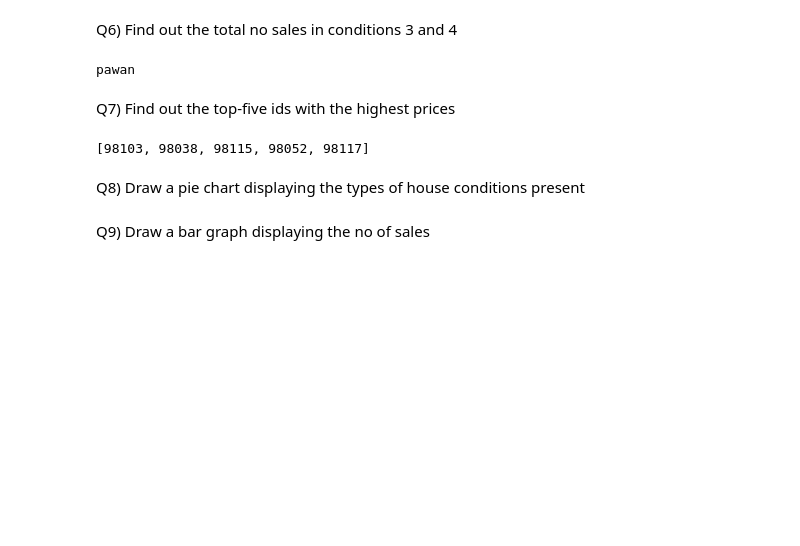
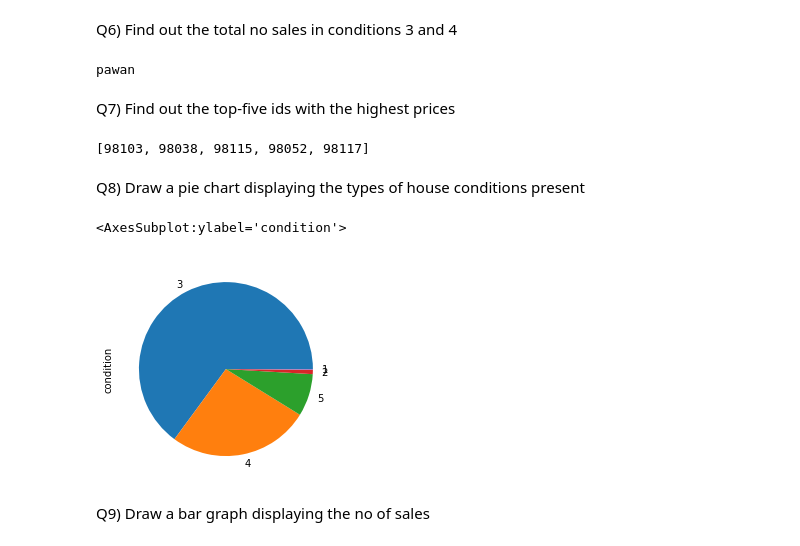
Before and after one commit to pavvann/UPES-Open-Assessment, a Jupyter notebook: PythonAssessment_2022_23 (1).ipynb, the cells around one changed output. Saved outputs shown, nothing was run; the diff lists cells and outputs as text; code cells hidden in the pictures; blank space fills up the shorter version.

```diff
--- a/PythonAssessment_2022_23 (1).ipynb
+++ b/PythonAssessment_2022_23 (1).ipynb
@@ -73,5 +77,11 @@ ids
 Q8) Draw a pie chart displaying the types of house conditions present
 # %%
 # your code here
+conn = sales['condition'].value_counts()
+
+conn.plot(kind = 'pie')
+# %% [output]
+<AxesSubplot:ylabel='condition'>
+[figure, added]
 # %% [markdown]
 Q9) Draw a bar graph displaying the no of sales
```
Also changed, not shown: parts of 6 cells of this notebook.
